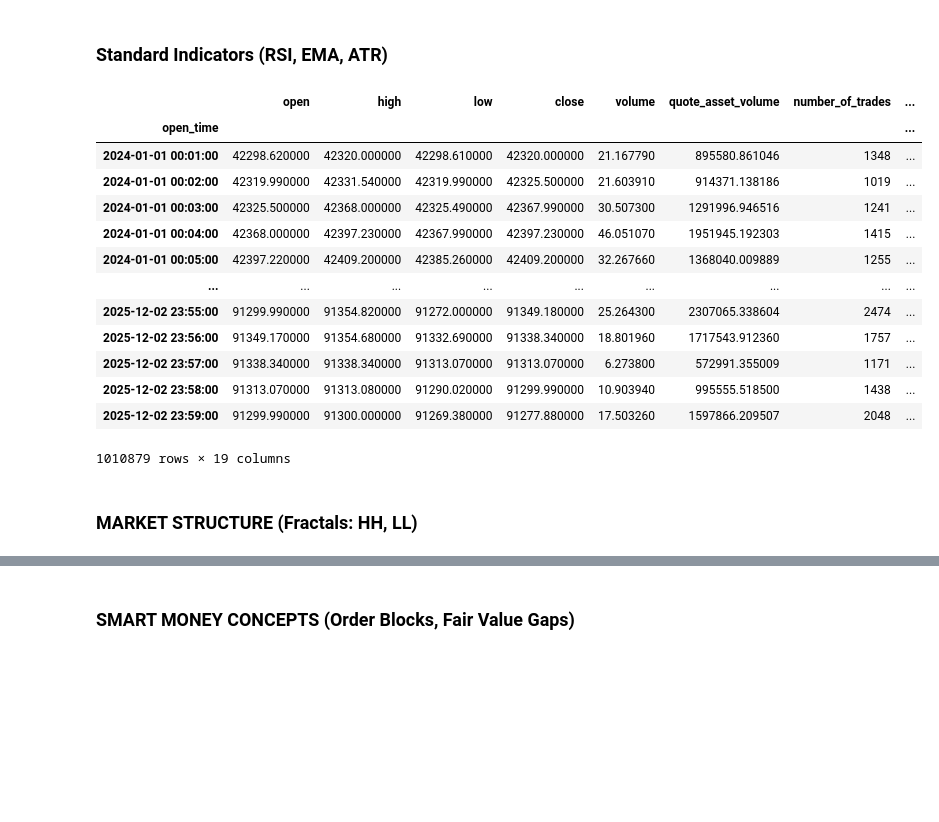
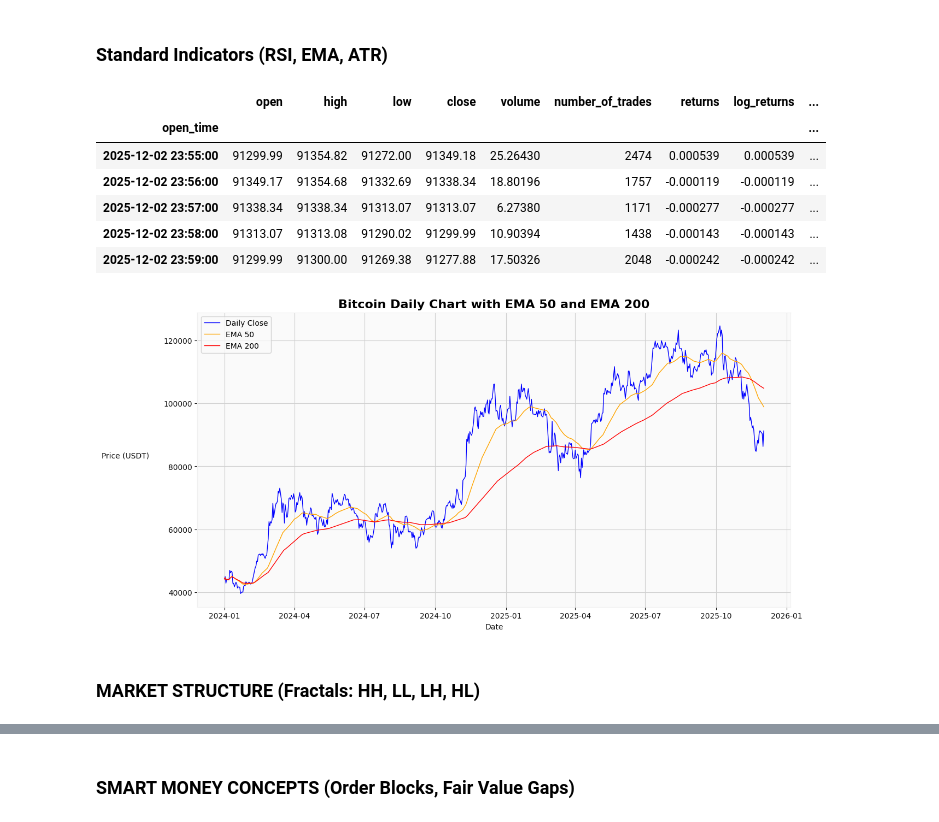
Before and after one commit to Bui-Minh-Quan/Data-Mining-Project, a Jupyter notebook: Notebooks/numerical_data_mining.ipynb, the cells around one changed output, grey strips where cells are left out. Cells and saved outputs as stored; diff of their text form; code cells hidden in the pictures; blank space fills up the shorter version.

```diff
--- a/Notebooks/numerical_data_mining.ipynb
+++ b/Notebooks/numerical_data_mining.ipynb
@@ -342,47 +335,66 @@ plt.show()
 [figure]
 # %% [markdown]
 ## Feature Engineering for Analysis
+# %%
+df_featured = df.copy()
+
+# drop unneeded columns for modeling: quot_asset_volume, taker_buy_base_asset_volume, taker_buy_quote_asset_volume
+df_featured = df_featured.drop(columns=['quote_asset_volume', 'taker_buy_base_asset_volume', 'taker_buy_quote_asset_volume'])
 # %% [markdown]
 ### Standard Indicators (RSI, EMA, ATR)
 # %%
-df['ema_50'] = df['close'].ewm(span=50, adjust=False).mean()
-df['ema_200'] = df['close'].ewm(span=200, adjust=False).mean()
+df_featured['ema_50'] = df_featured['close'].ewm(span=50, adjust=False).mean()
+df_featured['ema_200'] = df_featured['close'].ewm(span=200, adjust=False).mean()
 
 # RSI - 14 period
-delta = df['close'].diff()
+delta = df_featured['close'].diff()
 gain = (delta.where(delta > 0, 0)).rolling(window=14).mean()
 loss = (-delta.where(delta < 0, 0)).rolling(window=14).mean()
 rs = gain / loss
-df['rsi_14'] = 100 - (100 / (1 + rs))
+df_featured['rsi_14'] = 100 - (100 / (1 + rs))
 
 # ATR - 14 period
-high_low = df['high'] - df['low']
-high_close = np.abs(df['high'] - df['close'].shift())
-low_close = np.abs(df['low'] - df['close'].shift())
+high_low = df_featured['high'] - df_featured['low']
+high_close = np.abs(df_featured['high'] - df_featured['close'].shift())
+low_close = np.abs(df_featured['low'] - df_featured['close'].shift())
 ranges = pd.concat([high_low, high_close, low_close], axis=1)
 true_range = ranges.max(axis=1)
-df['atr_14'] = true_range.rolling(window=14).mean()
+df_featured['atr_14'] = true_range.rolling(window=14).mean()
 
 # Shock Volume
-df['vol_ma20'] = df['volume_usd'].rolling(window=20).mean()
-df['is_shock_vol'] = np.where(df['volume_usd'] > 2 * df['vol_ma20'], 1, 0)
+df_featured['vol_ma20'] = df_featured['volume_usd'].rolling(window=20).mean()
+df_featured['is_shock_vol'] = np.where(df_featured['volume_usd'] > 2 * df_featured['vol_ma20'], 1, 0)
 
-df
+df_featured.tail()
 # %% [output]
-|  | open | high | low | close | volume | quote_asset_volume | number_of_trades | ... |
-| open_time |  |  |  |  |  |  |  | ... |
-| 2024-01-01 00:01:00 | 42298.620000 | 42320.000000 | 42298.610000 | 42320.000000 | 21.167790 | 895580.861046 | 1348 | ... |
-| 2024-01-01 00:02:00 | 42319.990000 | 42331.540000 | 42319.990000 | 42325.500000 | 21.603910 | 914371.138186 | 1019 | ... |
-| 2024-01-01 00:03:00 | 42325.500000 | 42368.000000 | 42325.490000 | 42367.990000 | 30.507300 | 1291996.946516 | 1241 | ... |
-| 2024-01-01 00:04:00 | 42368.000000 | 42397.230000 | 42367.990000 | 42397.230000 | 46.051070 | 1951945.192303 | 1415 | ... |
-| 2024-01-01 00:05:00 | 42397.220000 | 42409.200000 | 42385.260000 | 42409.200000 | 32.267660 | 1368040.009889 | 1255 | ... |
-| ... | ... | ... | ... | ... | ... | ... | ... | ... |
-| 2025-12-02 23:55:00 | 91299.990000 | 91354.820000 | 91272.000000 | 91349.180000 | 25.264300 | 2307065.338604 | 2474 | ... |
-| 2025-12-02 23:56:00 | 91349.170000 | 91354.680000 | 91332.690000 | 91338.340000 | 18.801960 | 1717543.912360 | 1757 | ... |
-| 2025-12-02 23:57:00 | 91338.340000 | 91338.340000 | 91313.070000 | 91313.070000 | 6.273800 | 572991.355009 | 1171 | ... |
-| 2025-12-02 23:58:00 | 91313.070000 | 91313.080000 | 91290.020000 | 91299.990000 | 10.903940 | 995555.518500 | 1438 | ... |
-| 2025-12-02 23:59:00 | 91299.990000 | 91300.000000 | 91269.380000 | 91277.880000 | 17.503260 | 1597866.209507 | 2048 | ... |
+|  | open | high | low | close | volume | number_of_trades | returns | log_returns | ... |
+| open_time |  |  |  |  |  |  |  |  | ... |
+| 2025-12-02 23:55:00 | 91299.99 | 91354.82 | 91272.00 | 91349.18 | 25.26430 | 2474 | 0.000539 | 0.000539 | ... |
+| 2025-12-02 23:56:00 | 91349.17 | 91354.68 | 91332.69 | 91338.34 | 18.80196 | 1757 | -0.000119 | -0.000119 | ... |
+| 2025-12-02 23:57:00 | 91338.34 | 91338.34 | 91313.07 | 91313.07 | 6.27380 | 1171 | -0.000277 | -0.000277 | ... |
+| 2025-12-02 23:58:00 | 91313.07 | 91313.08 | 91290.02 | 91299.99 | 10.90394 | 1438 | -0.000143 | -0.000143 | ... |
+| 2025-12-02 23:59:00 | 91299.99 | 91300.00 | 91269.38 | 91277.88 | 17.50326 | 2048 | -0.000242 | -0.000242 | ... |
-1010879 rows × 19 columns
+# %%
+# Chart 1: The Macro Trend (Daily aggregation)
+df_daily = df.resample('D').agg({
+    'open': 'first', 'high': 'max', 'low': 'min', 'close': 'last', 'volume': 'sum'
+})
+
+df_daily['ema_50'] = df_daily['close'].ewm(span=50).mean()
+df_daily['ema_200'] = df_daily['close'].ewm(span=200).mean()
+
+# plot the daily chart with EMAs using matplotlib
+plt.figure(figsize=(14, 7))
+plt.plot(df_daily.index, df_daily['close'], label='Daily Close', color='blue', linewidth=1)
+plt.plot(df_daily.index, df_daily['ema_50'], label='EMA 50', color='orange', linewidth=1)
+plt.plot(df_daily.index, df_daily['ema_200'], label='EMA 200', color='red', linewidth=1)
+plt.title('Bitcoin Daily Chart with EMA 50 and EMA 200', fontsize=16, weight='bold')
+plt.xlabel('Date')
+plt.ylabel('Price (USDT)', rotation=0, labelpad=50)
+plt.legend()
+plt.show()
+# %% [output]
+[figure, added]
 # %% [markdown]
-### MARKET STRUCTURE (Fractals: HH, LL)
+### MARKET STRUCTURE (Fractals: HH, LL, LH, HL)
 # %%
```
Also changed, not shown: parts of 23 cells of this notebook.
